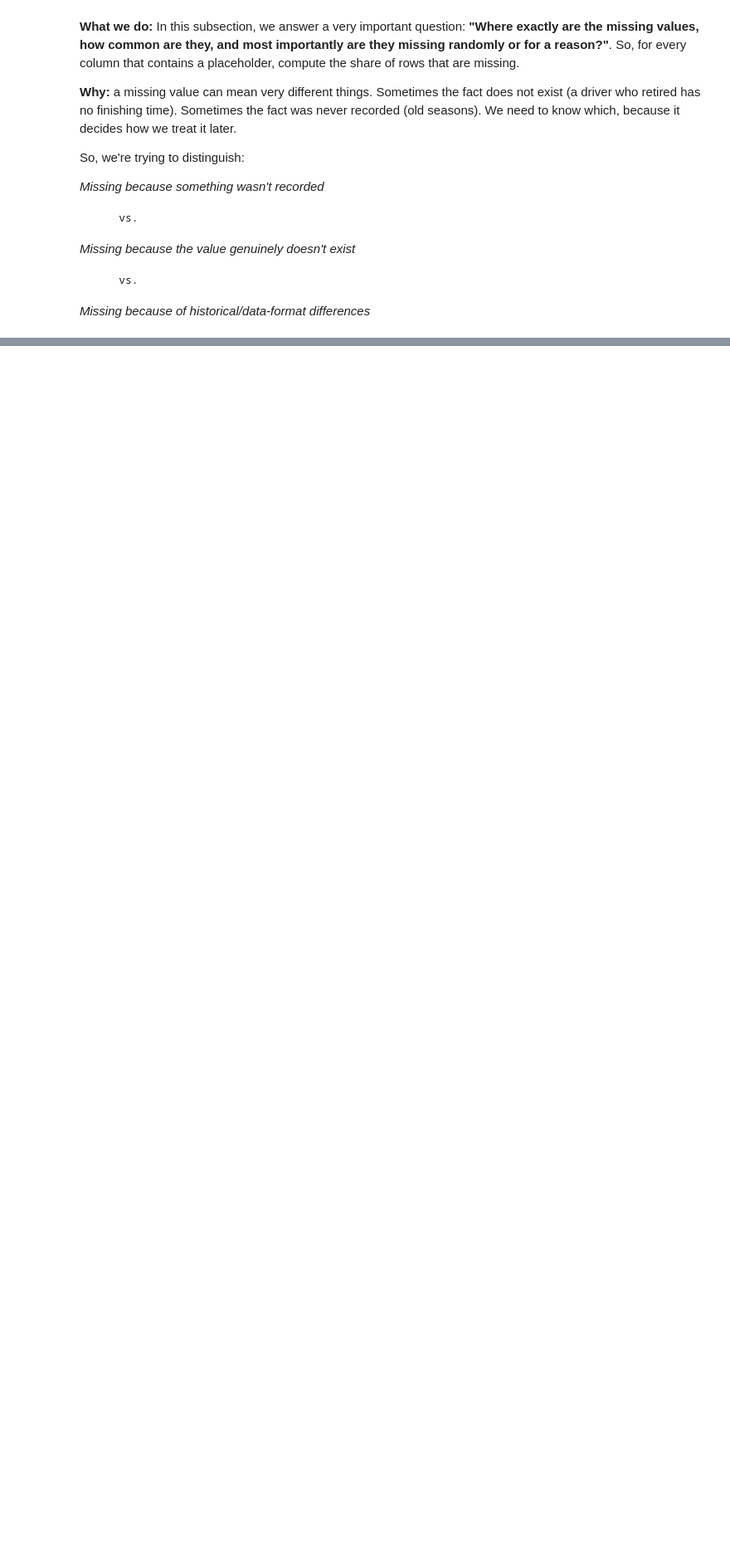
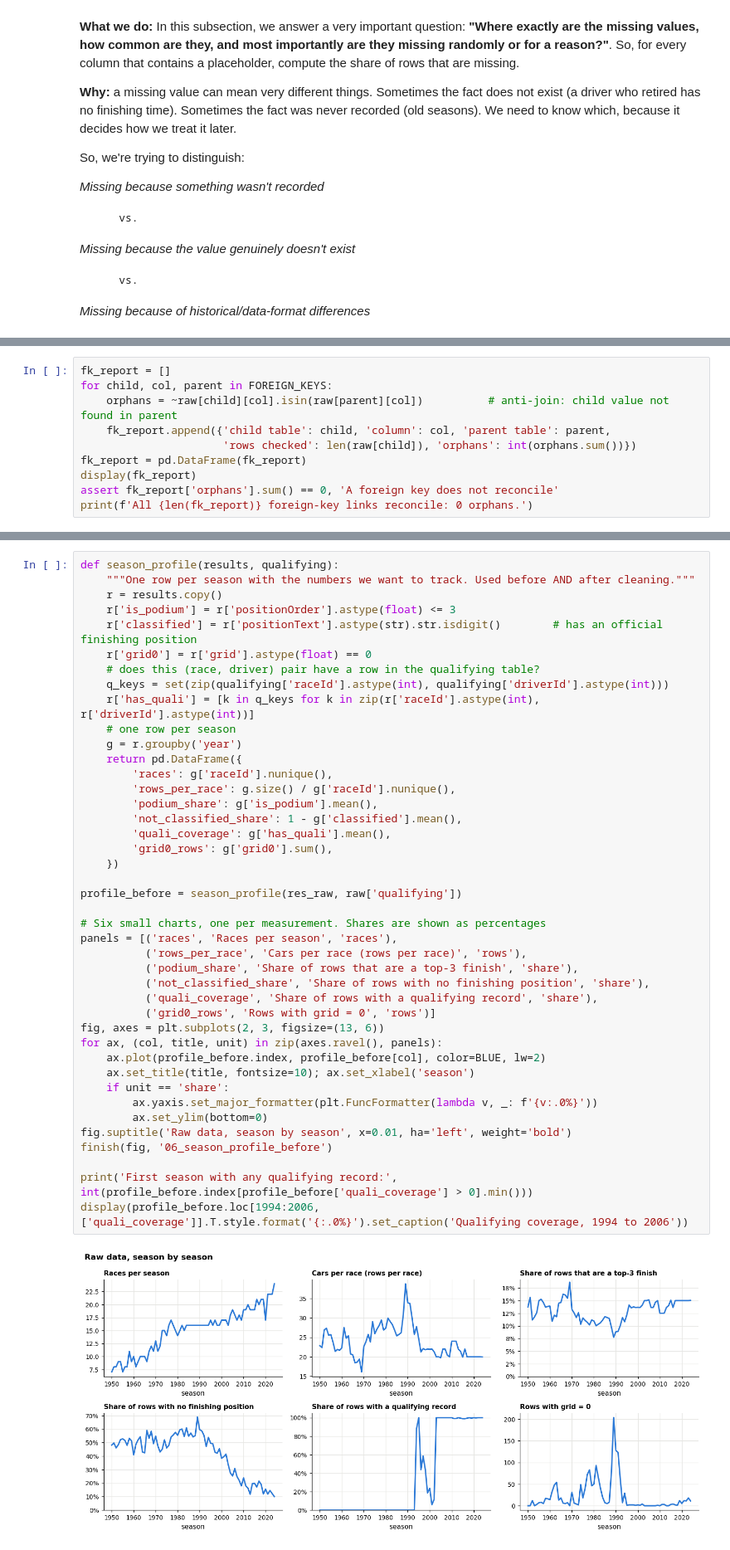
Before and after one commit to adhamshaheen/f1-podium-prediction, a Jupyter notebook: notebooke15c4f85e0.ipynb, the cells around one changed output, grey strips where cells are left out. Shown at 83% size. Saved outputs shown, nothing was run; the diff lists cells and outputs as text; blank space fills up the shorter version.

Commit message:
Kaggle Notebook | F1_Podium_Predictor | Version 5

```diff
--- a/notebooke15c4f85e0.ipynb
+++ b/notebooke15c4f85e0.ipynb
@@ -291,0 +362,10 @@ Columns with at least one placeholder: 30
+# %%
+fk_report = []
+for child, col, parent in FOREIGN_KEYS:
+    orphans = ~raw[child][col].isin(raw[parent][col])          # anti-join: child value not found in parent
+    fk_report.append({'child table': child, 'column': col, 'parent table': parent,
+                      'rows checked': len(raw[child]), 'orphans': int(orphans.sum())})
+fk_report = pd.DataFrame(fk_report)
+display(fk_report)
+assert fk_report['orphans'].sum() == 0, 'A foreign key does not reconcile'
+print(f'All {len(fk_report)} foreign-key links reconcile: 0 orphans.')
@@ -291,0 +455,44 @@ Columns with at least one placeholder: 30
+# %%
+def season_profile(results, qualifying):
+    """One row per season with the numbers we want to track. Used before AND after cleaning."""
+    r = results.copy()
+    r['is_podium'] = r['positionOrder'].astype(float) <= 3
+    r['classified'] = r['positionText'].astype(str).str.isdigit()        # has an official finishing position
+    r['grid0'] = r['grid'].astype(float) == 0
+    # does this (race, driver) pair have a row in the qualifying table?
+    q_keys = set(zip(qualifying['raceId'].astype(int), qualifying['driverId'].astype(int)))
+    r['has_quali'] = [k in q_keys for k in zip(r['raceId'].astype(int), r['driverId'].astype(int))]
+    # one row per season
+    g = r.groupby('year')
+    return pd.DataFrame({
+        'races': g['raceId'].nunique(),
+        'rows_per_race': g.size() / g['raceId'].nunique(),
+        'podium_share': g['is_podium'].mean(),
+        'not_classified_share': 1 - g['classified'].mean(),
+        'quali_coverage': g['has_quali'].mean(),
+        'grid0_rows': g['grid0'].sum(),
+    })
+
+profile_before = season_profile(res_raw, raw['qualifying'])
+
+# Six small charts, one per measurement. Shares are shown as percentages
+panels = [('races', 'Races per season', 'races'),
+          ('rows_per_race', 'Cars per race (rows per race)', 'rows'),
+          ('podium_share', 'Share of rows that are a top-3 finish', 'share'),
+          ('not_classified_share', 'Share of rows with no finishing position', 'share'),
+          ('quali_coverage', 'Share of rows with a qualifying record', 'share'),
+          ('grid0_rows', 'Rows with grid = 0', 'rows')]
+fig, axes = plt.subplots(2, 3, figsize=(13, 6))
+for ax, (col, title, unit) in zip(axes.ravel(), panels):
+    ax.plot(profile_before.index, profile_before[col], color=BLUE, lw=2)
+    ax.set_title(title, fontsize=10); ax.set_xlabel('season')
+    if unit == 'share':
+        ax.yaxis.set_major_formatter(plt.FuncFormatter(lambda v, _: f'{v:.0%}'))
+        ax.set_ylim(bottom=0)
+fig.suptitle('Raw data, season by season', x=0.01, ha='left', weight='bold')
+finish(fig, '06_season_profile_before')
+
+print('First season with any qualifying record:', int(profile_before.index[profile_before['quali_coverage'] > 0].min()))
+display(profile_before.loc[1994:2006, ['quali_coverage']].T.style.format('{:.0%}').set_caption('Qualifying coverage, 1994 to 2006'))
+# %% [output]
+[figure, added]
```
Also changed, not shown: parts of 17 cells of this notebook.
